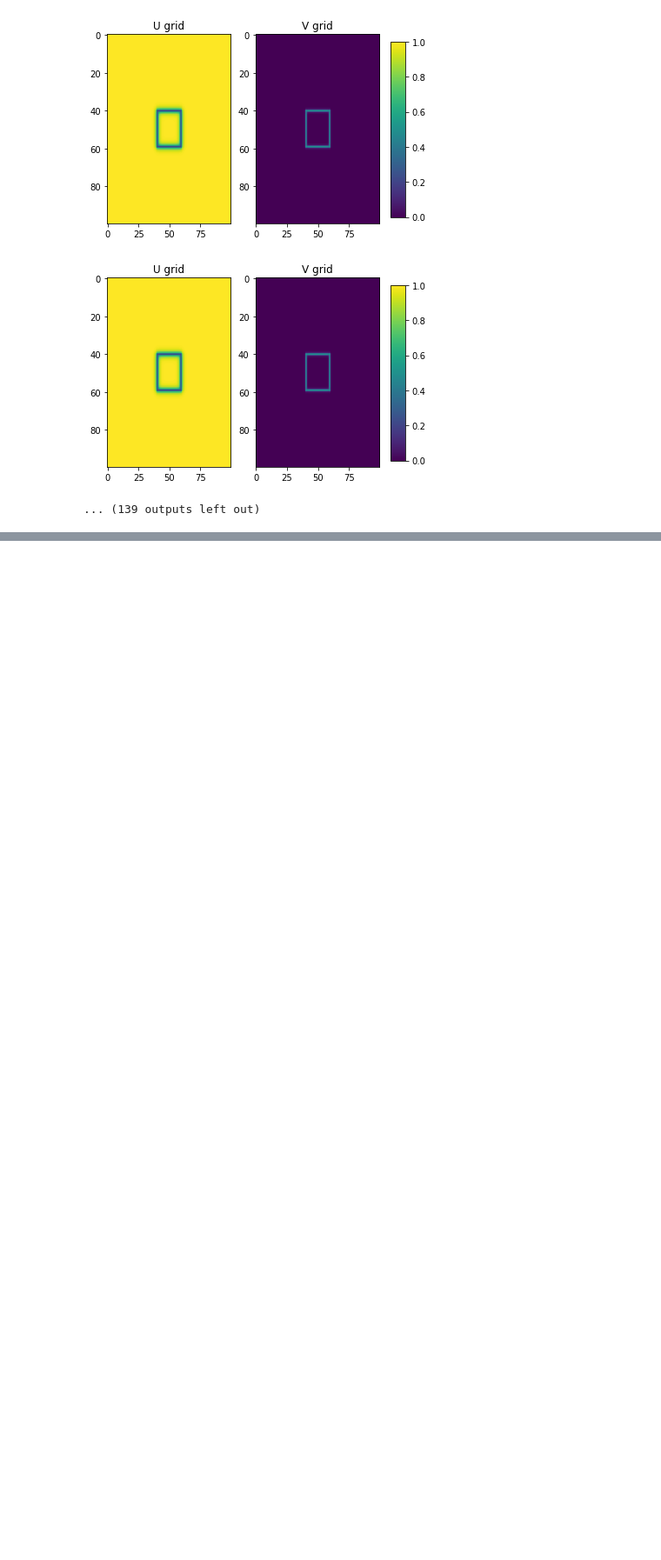
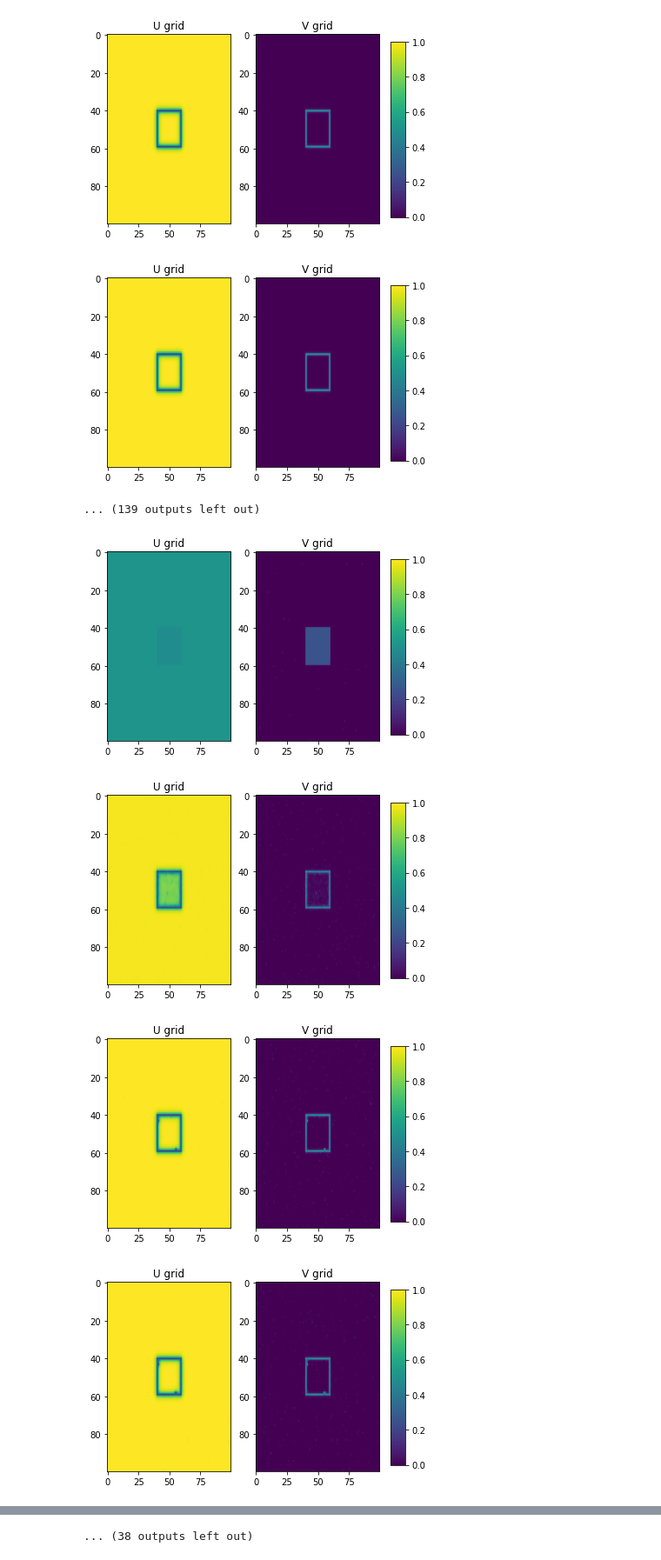
Before and after one commit to karellempes/ScieComp, a Jupyter notebook: Assignment 2/D, The Gray-Scott model.ipynb, the cells around one changed output, grey strips where cells are left out. Shown at 87% size. Saved outputs shown, nothing was run; the diff lists cells and outputs as text; code cells hidden in the pictures; blank space fills up the shorter version.

```diff
--- a/Assignment 2/D, The Gray-Scott model.ipynb
+++ b/Assignment 2/D, The Gray-Scott model.ipynb
@@ -88,4 +88,9 @@ f = 0.03 , k = 0.05
 # %%
 # Adding noise to the system
 U_grid,V_grid = init(N,10)
-run(U_grid,V_grid, 5000, f, k, 0.1)
+run(U_grid,V_grid, 5000, f, k, 0.05)
+# %% [output]
+[figure, added]
+[figure, added]
+[figure, added]
+[figure, added]
@@ -91,0 +105 @@ run(U_grid,V_grid, 5000, f, k, 0.1)
+... (38 outputs left out)
```
Also changed, not shown: parts of 1 cell of this notebook, 3 other files.
